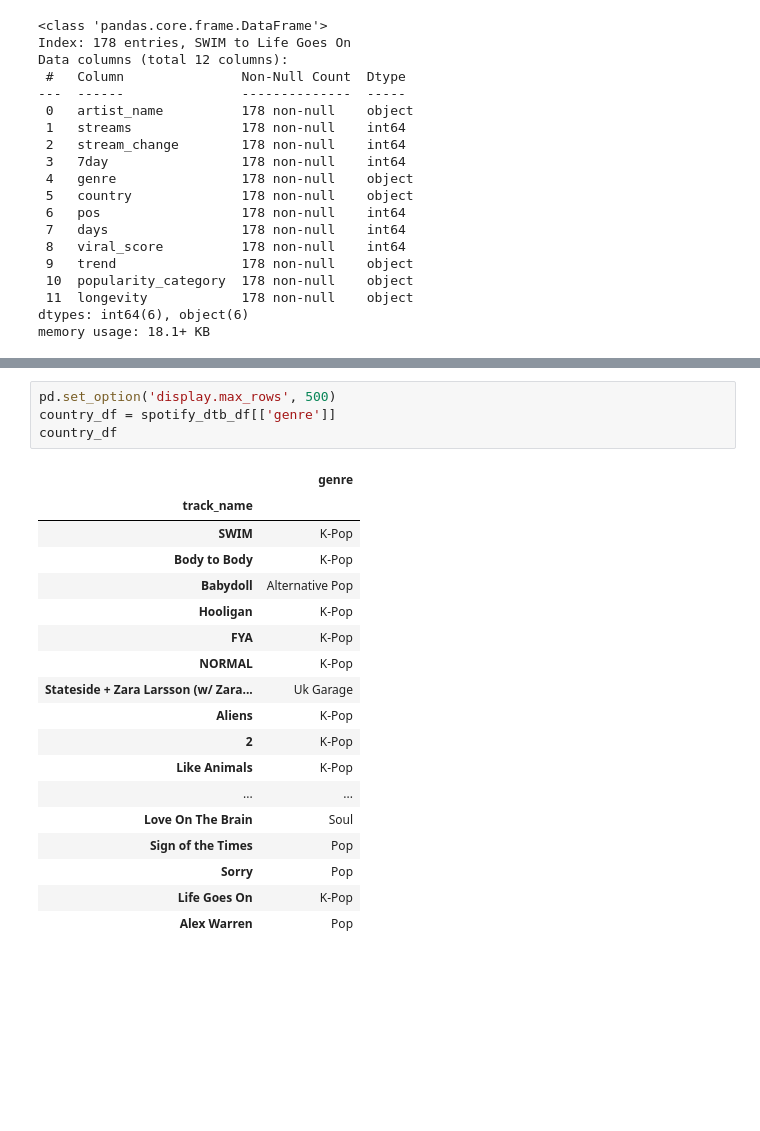
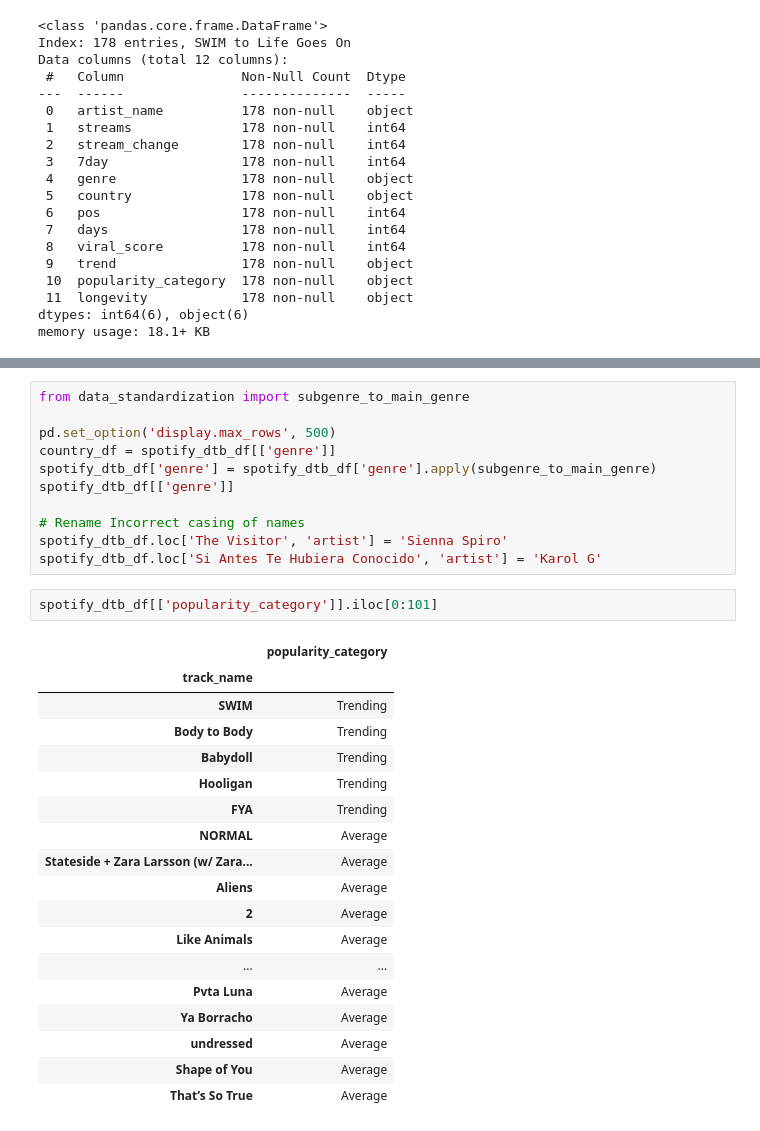
Before and after one commit to olegbyte-del/data_cleaning_spotify_global_trends, a Jupyter notebook: spotify_global_trends_data_cleaning.ipynb, the cells around one changed output, grey strips where cells are left out. Drawn from its saved outputs; the diff is of its cells as text; blank space fills up the shorter version.

```diff
--- a/spotify_global_trends_data_cleaning.ipynb
+++ b/spotify_global_trends_data_cleaning.ipynb
@@ -180,23 +104,32 @@ spotify_dtb_df[51:101]
 # %%
+from data_standardization import subgenre_to_main_genre
+
 pd.set_option('display.max_rows', 500)
 country_df = spotify_dtb_df[['genre']]
-country_df
+spotify_dtb_df['genre'] = spotify_dtb_df['genre'].apply(subgenre_to_main_genre)
+spotify_dtb_df[['genre']]
+
+# Rename Incorrect casing of names
+spotify_dtb_df.loc['The Visitor', 'artist'] = 'Sienna Spiro'
+spotify_dtb_df.loc['Si Antes Te Hubiera Conocido', 'artist'] = 'Karol G'
-# %% [output]
-|  | genre |
-| track_name |  |
-| SWIM | K-Pop |
-| Body to Body | K-Pop |
-| Babydoll | Alternative Pop |
-| Hooligan | K-Pop |
-| FYA | K-Pop |
-| NORMAL | K-Pop |
-| Stateside + Zara Larsson (w/ Zara... | Uk Garage |
-| Aliens | K-Pop |
-| 2 | K-Pop |
-| Like Animals | K-Pop |
-| ... | ... |
-| Love On The Brain | Soul |
-| Sign of the Times | Pop |
-| Sorry | Pop |
-| Life Goes On | K-Pop |
-| Alex Warren | Pop |
+# %%
+spotify_dtb_df[['popularity_category']].iloc[0:101]
+# %% [output]
+|  | popularity_category |
+| track_name |  |
+| SWIM | Trending |
+| Body to Body | Trending |
+| Babydoll | Trending |
+| Hooligan | Trending |
+| FYA | Trending |
+| NORMAL | Average |
+| Stateside + Zara Larsson (w/ Zara... | Average |
+| Aliens | Average |
+| 2 | Average |
+| Like Animals | Average |
+| ... | ... |
+| Pvta Luna | Average |
+| Ya Borracho | Average |
+| undressed | Average |
+| Shape of You | Average |
+| That’s So True | Average |
```
Also changed, not shown: parts of 10 cells of this notebook, 1 other file.
